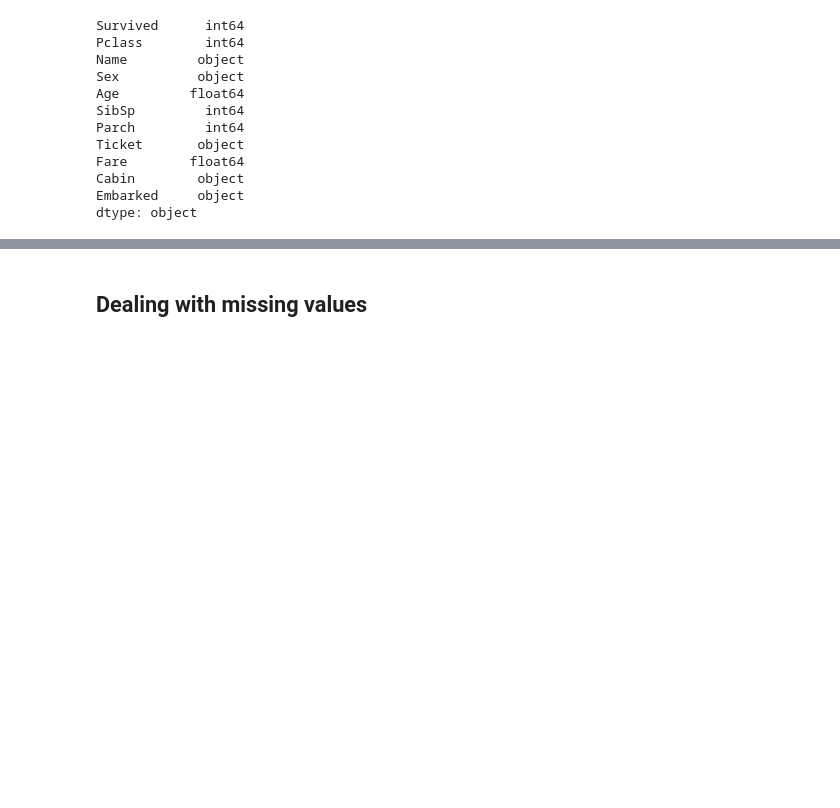
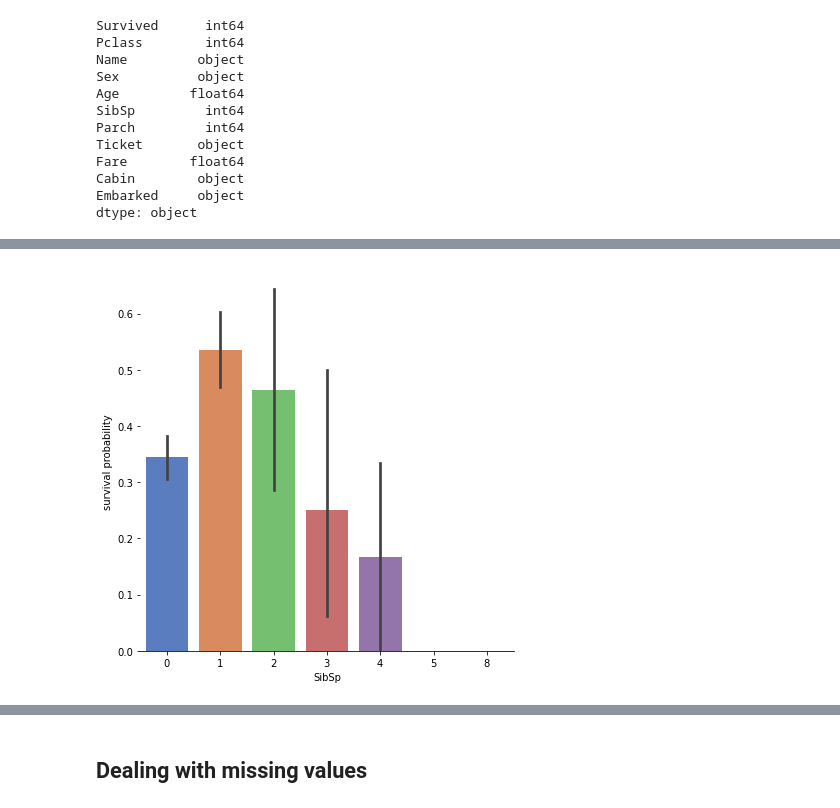
Before and after one commit to ksvignesh03/Complete-Python-ML, a Jupyter notebook: Titanic Machine Learning from Disaster.ipynb, the cells around one changed output, grey strips where cells are left out. Drawn from its saved outputs; the diff is of its cells as text; code cells hidden in the pictures; blank space fills up the shorter version.

Commit message:
Add files via upload
EDA for Titanic Data Set

```diff
--- a/Titanic Machine Learning from Disaster.ipynb
+++ b/Titanic Machine Learning from Disaster.ipynb
@@ -140,0 +132,8 @@ dtype: object
+# %%
+# Explore SibSp feature vs Survived
+
+plot_1=sns.factorplot(x="SibSp",y="Survived",data=train,kind="bar",palette="muted",size=6)  #palette=bright,colorblind,dark,deep,pastel
+plot_1.despine(left=True)  #Hide ordinate
+plot_1=plot_1.set_ylabels("survival probability")  #The default is Survived, if set by set_ylabels(), it will replace the original coordinates
+# %% [output]
+[figure, added]
```
Also changed, not shown: parts of 37 cells of this notebook.
